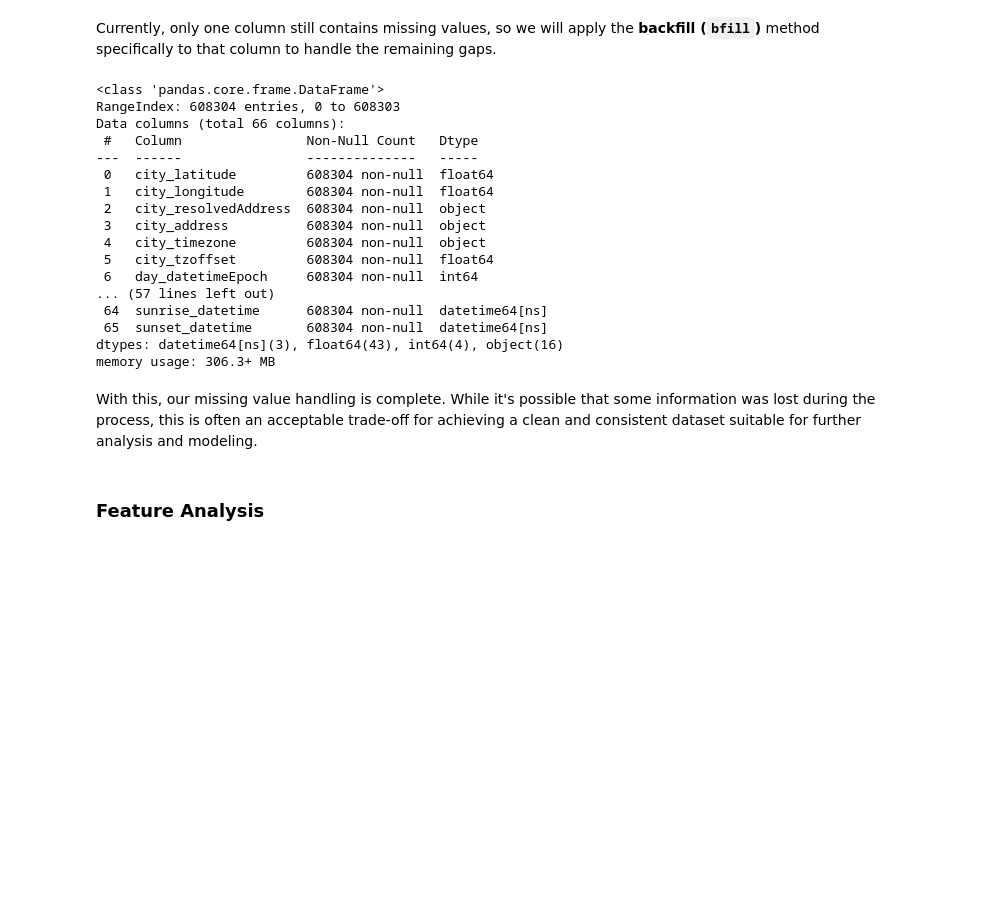
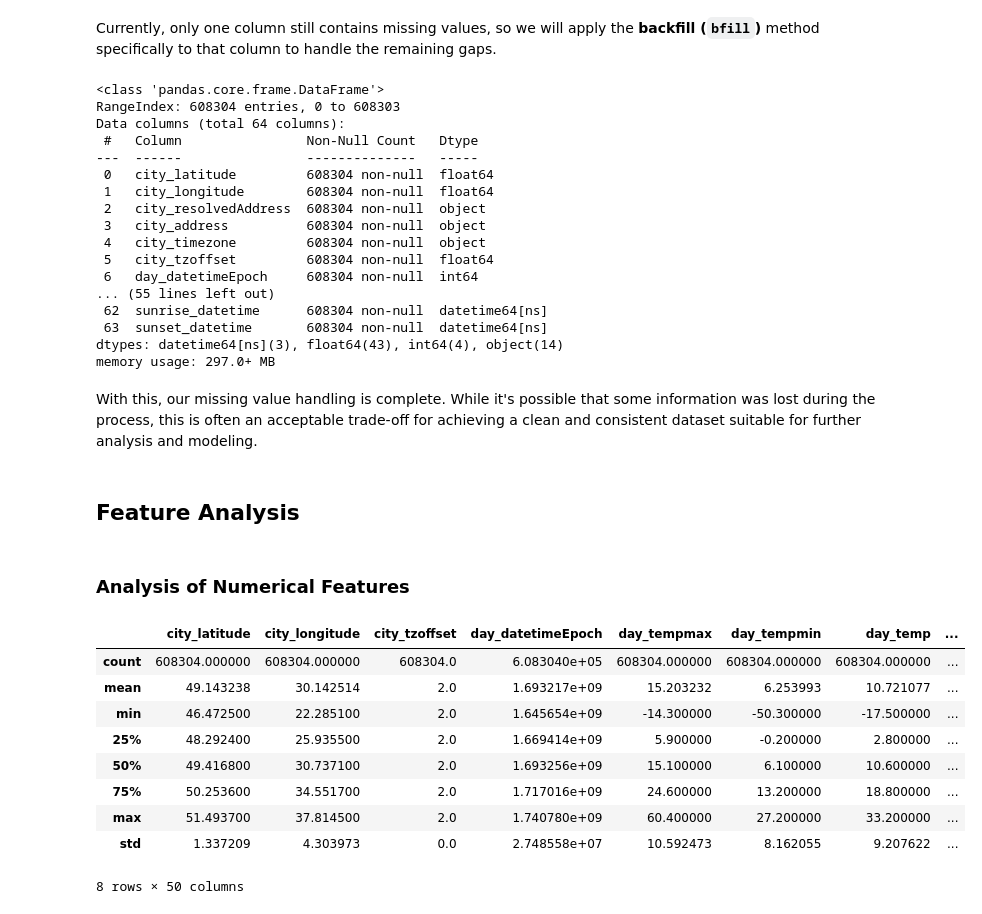
Before and after one commit to KonchakivskyiDanylo/PythonForDs, a Jupyter notebook: data_analyze.ipynb, the cells around one changed output. Saved outputs shown, nothing was run; the diff lists cells and outputs as text; code cells hidden in the pictures; blank space fills up the shorter version.

```diff
--- a/data_analyze.ipynb
+++ b/data_analyze.ipynb
@@ -636,7 +636,7 @@ weather['sunset_datetime'] = pd.to_datetime(
     weather['day_datetime'].astype(str) + ' ' + weather['day_sunset'].astype(str),
     format='%Y-%m-%d %H:%M:%S'
 )
-weather.drop(['day_datetime', 'hour_datetime'], axis=1, inplace=True)
+weather.drop(['day_datetime', 'hour_datetime', "day_sunset", "day_sunrise"], axis=1, inplace=True)
 # %% [markdown]
 ### Understanding the Method for Handling Missing Values
 
@@ -840,7 +840,7 @@ weather.info()
 # %% [output]
 <class 'pandas.core.frame.DataFrame'>
 RangeIndex: 608304 entries, 0 to 608303
-Data columns (total 66 columns):
+Data columns (total 64 columns):
  #   Column                Non-Null Count   Dtype
 ---  ------                --------------   -----
  0   city_latitude         608304 non-null  float64
@@ -850,13 +850,28 @@ Data columns (total 66 columns):
  4   city_timezone         608304 non-null  object
  5   city_tzoffset         608304 non-null  float64
  6   day_datetimeEpoch     608304 non-null  int64
-... (57 lines left out)
- 64  sunrise_datetime      608304 non-null  datetime64[ns]
- 65  sunset_datetime       608304 non-null  datetime64[ns]
-dtypes: datetime64[ns](3), float64(43), int64(4), object(16)
-memory usage: 306.3+ MB
+... (55 lines left out)
+ 62  sunrise_datetime      608304 non-null  datetime64[ns]
+ 63  sunset_datetime       608304 non-null  datetime64[ns]
+dtypes: datetime64[ns](3), float64(43), int64(4), object(14)
+memory usage: 297.0+ MB
 # %% [markdown]
 With this, our missing value handling is complete.
 While it's possible that some information was lost during the process, this is often an acceptable trade-off for achieving a clean and consistent dataset suitable for further analysis and modeling.
 # %% [markdown]
-### Feature Analysis
+## Feature Analysis
+# %% [markdown]
+### Analysis of Numerical Features
+# %%
+weather.describe()
+# %% [output]
+|  | city_latitude | city_longitude | city_tzoffset | day_datetimeEpoch | day_tempmax | day_tempmin | day_temp | ... |
+| count | 608304.000000 | 608304.000000 | 608304.0 | 6.083040e+05 | 608304.000000 | 608304.000000 | 608304.000000 | ... |
+| mean | 49.143238 | 30.142514 | 2.0 | 1.693217e+09 | 15.203232 | 6.253993 | 10.721077 | ... |
+| min | 46.472500 | 22.285100 | 2.0 | 1.645654e+09 | -14.300000 | -50.300000 | -17.500000 | ... |
+| 25% | 48.292400 | 25.935500 | 2.0 | 1.669414e+09 | 5.900000 | -0.200000 | 2.800000 | ... |
+| 50% | 49.416800 | 30.737100 | 2.0 | 1.693256e+09 | 15.100000 | 6.100000 | 10.600000 | ... |
+| 75% | 50.253600 | 34.551700 | 2.0 | 1.717016e+09 | 24.600000 | 13.200000 | 18.800000 | ... |
+| max | 51.493700 | 37.814500 | 2.0 | 1.740780e+09 | 60.400000 | 27.200000 | 33.200000 | ... |
+| std | 1.337209 | 4.303973 | 0.0 | 2.748558e+07 | 10.592473 | 8.162055 | 9.207622 | ... |
+8 rows × 50 columns
```
Also changed, not shown: parts of 2 cells of this notebook, 1 other file.
